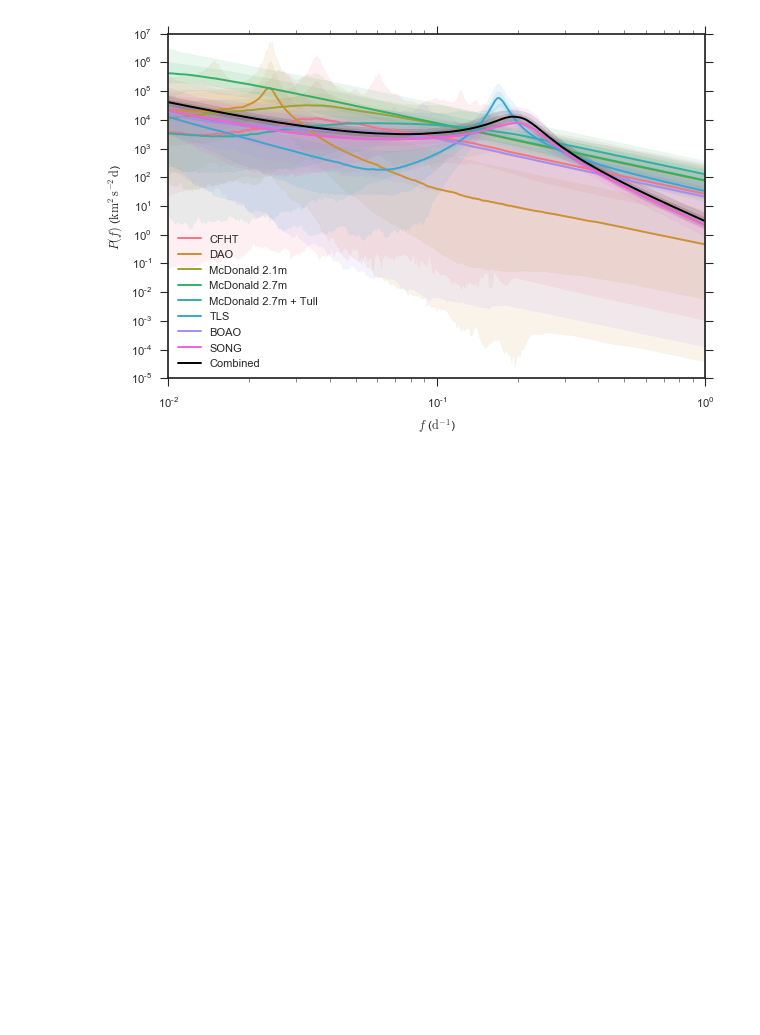
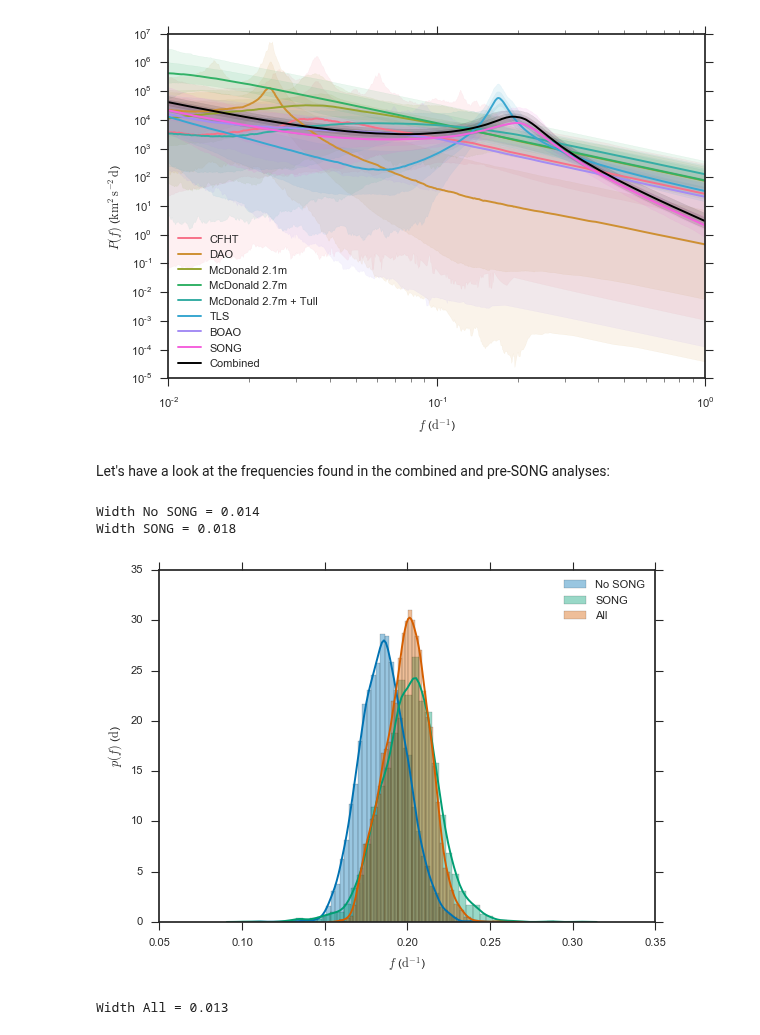
Before and after one commit to farr/Aldebaran, a Jupyter notebook: notebooks/SingleMultipleComparison.ipynb, the cells around one changed output. Drawn from its saved outputs; the diff is of its cells as text; code cells hidden in the pictures; blank space fills up the shorter version.

Commit message:
Histogram of nu_max looks good.

```diff
--- a/notebooks/SingleMultipleComparison.ipynb
+++ b/notebooks/SingleMultipleComparison.ipynb
@@ -152,3 +152,23 @@ tight_layout()
 savefig("../plots/psd-single.pdf")
 # %% [output]
 [figure]
+# %% [markdown]
+Let's have a look at the frequencies found in the combined and pre-SONG analyses:
+# %%
+fssong = Kalman.frequencies(single_posts[end], single_postsamples[end])
+fspre = Kalman.frequencies(presong_post, presong_postsamples)
+fsall = Kalman.frequencies(all_post, all_postsamples)
+sns.distplot(fspre[fspre.>0.1], label="No SONG")
+sns.distplot(fssong[(fssong.>0.1) & (fssong.<0.4)], label="SONG")
+sns.distplot(fsall[fsall.>0], label="All")
+xlabel(L"$f$ ($\mathrm{d}^{-1}$)")
+ylabel(L"$p(f)$ ($\mathrm{d}$)")
+legend(loc="best")
+println(@sprintf("Width No SONG = %.2g", std(fspre[fspre.>0.1])))
+println(@sprintf("Width SONG = %.2g", std(fssong[(fssong.>0.1) & (fssong .<0.4)])))
+println(@sprintf("Width All = %.2g", std(fsall[(fsall.>0)])))
+# %% [output]
+Width No SONG = 0.014
+Width SONG = 0.018
+[figure, added]
+Width All = 0.013
```
